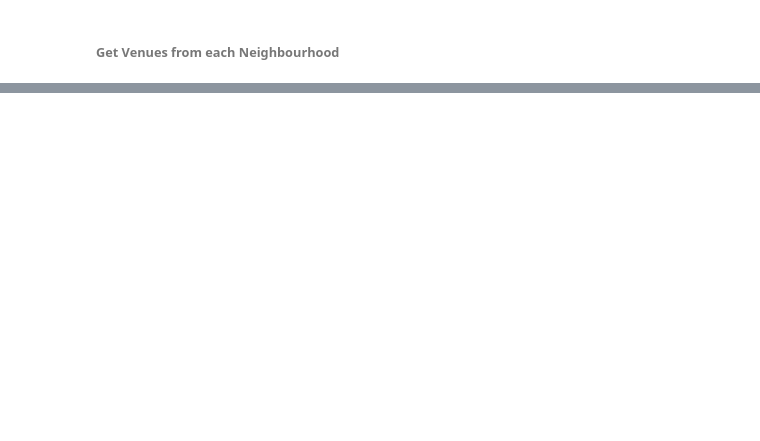
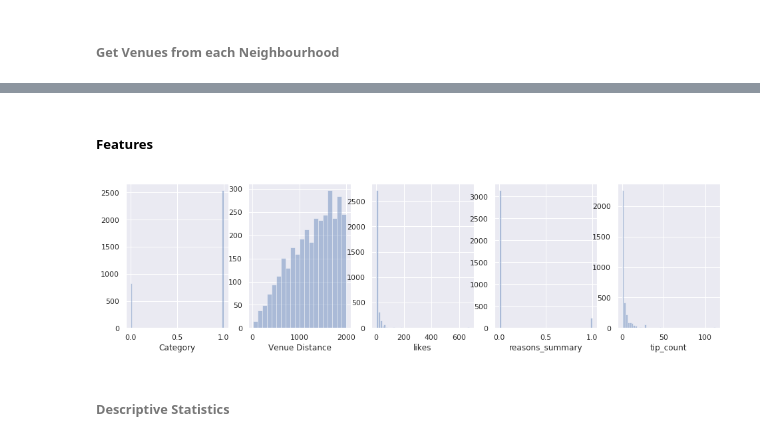
Before and after one commit to vminfant/Coursera_Capstone, a Jupyter notebook: capstone_league_of_neighbourhoods_source.ipynb, the cells around one changed output, grey strips where cells are left out. Cells and saved outputs as stored; diff of their text form; code cells hidden in the pictures; blank space fills up the shorter version.

```diff
--- a/capstone_league_of_neighbourhoods_source.ipynb
+++ b/capstone_league_of_neighbourhoods_source.ipynb
@@ -415,0 +470,2 @@ def get_reasons(curr_resp_dict,reasons):
+# %%
+toronto_mvenues = toronto_mvenues.drop(['reasons_count','rating','ratingSignals','verified'],axis=1)
@@ -415,0 +500,10 @@ def get_reasons(curr_resp_dict,reasons):
+# %%
+impCat = SimpleImputer(strategy='constant',fill_value='')
+reasons_summary=impCat.fit_transform(toronto_mvenues[['reasons_item_summary_1','Venue Category']])
+#reasons_summary=impCat.transform(toronto_mvenues[['reasons_item_summary_1','Venue Category']])
+# %%
+ordenc = OrdinalEncoder()
+ordenc.fit(reasons_summary)
+ordcat_pd = pd.DataFrame(ordenc.transform(reasons_summary),columns=['reasons_summary','Category'])
+ordcat_pd
+toronto_mvenues = toronto_mvenues.merge(ordcat_pd,left_index=True,right_index=True).drop(['reasons_item_summary_1','sub_category_1','sub_category_2','sub_category_3'],axis=1)
@@ -415,0 +535,14 @@ def get_reasons(curr_resp_dict,reasons):
+# %% [markdown]
+##### Features
+# %%
+f, axes = plt.subplots(1, 5,figsize=(16, 4))
+
+ax1 = sns.distplot(toronto_mvenues['Category'],kde=False,ax=axes[0])
+ax2 = sns.distplot(toronto_mvenues['Venue Distance'],kde=False,ax=axes[1])
+ax3 = sns.distplot(toronto_mvenues['likes'],kde=False,ax=axes[2])
+ax4 = sns.distplot(toronto_mvenues['reasons_summary'],kde=False,ax=axes[3])
+ax5 = sns.distplot(toronto_mvenues['tip_count'],kde=False,ax=axes[4])
+# %% [output]
+[figure, added]
+# %% [markdown]
+###### Descriptive Statistics
```
Also changed, not shown: parts of 108 cells of this notebook, 1 other file.
